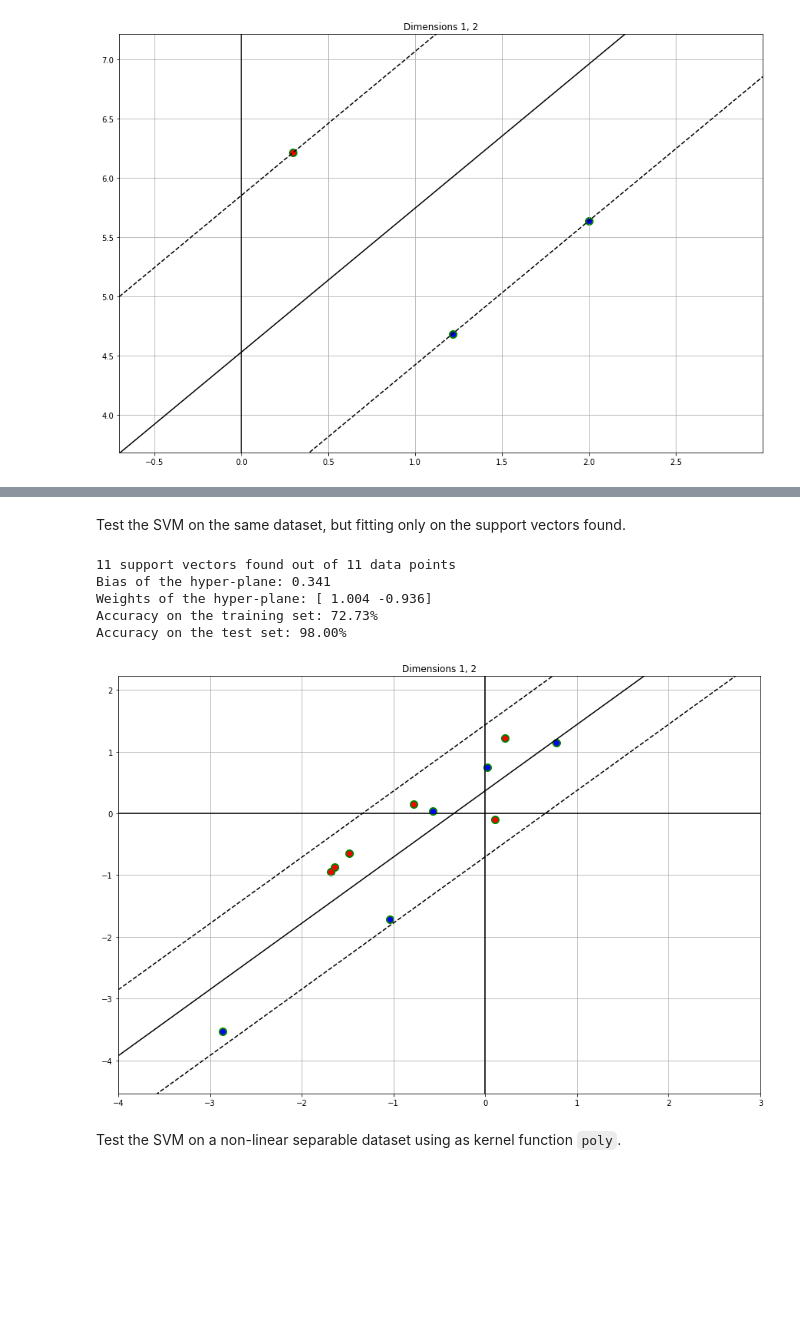
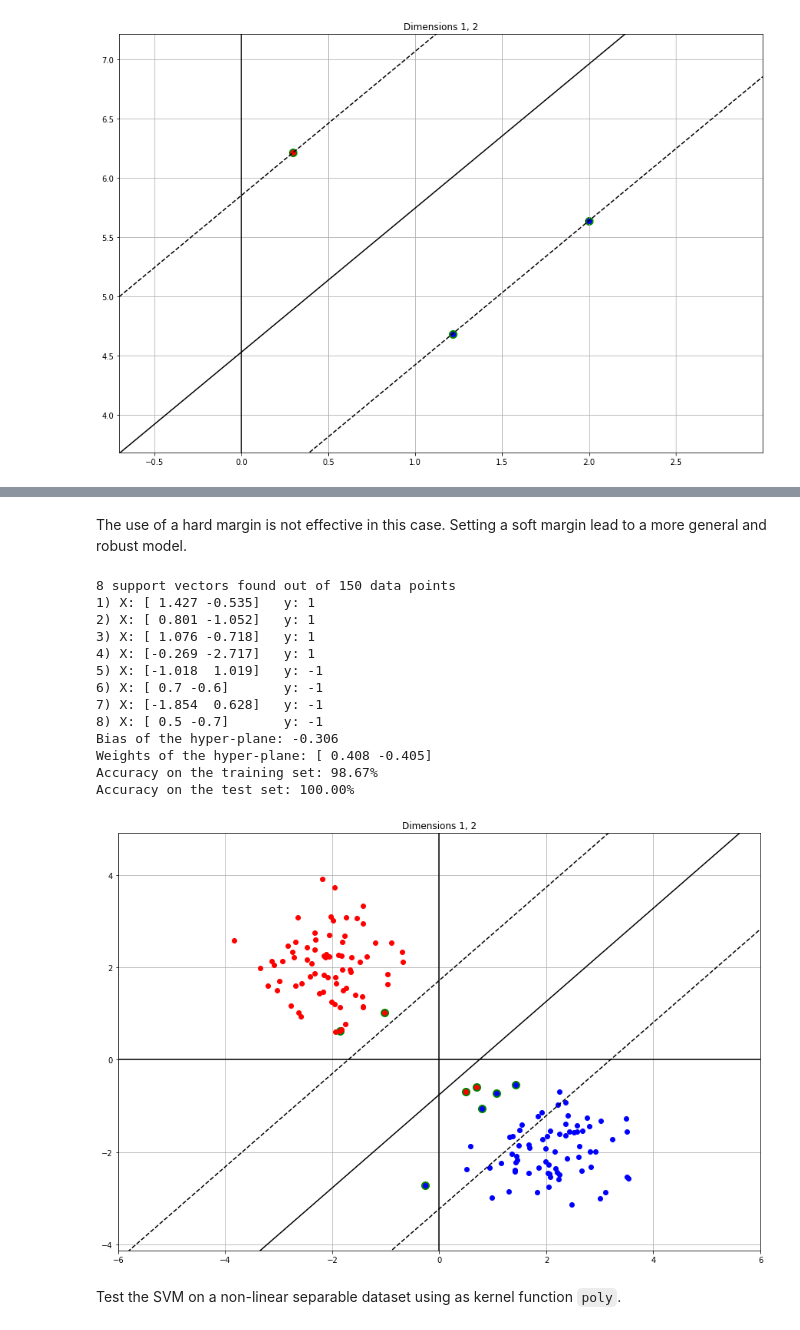
Before and after one commit to nihil21/custom-svm, a Jupyter notebook: custom-svm/svm_usecase.ipynb, the cells around one changed output, grey strips where cells are left out. Drawn from its saved outputs; the diff is of its cells as text; code cells hidden in the pictures; blank space fills up the shorter version.

```diff
--- a/custom-svm/svm_usecase.ipynb
+++ b/custom-svm/svm_usecase.ipynb
@@ -124,19 +118,26 @@ Accuracy on the test set: 98.00%
-# %% [markdown]
-Test the SVM on the same dataset, but fitting only on the support vectors found.
+# %% [markdown]
+The use of a hard margin is not effective in this case. Setting a soft margin lead to a more general and robust model.
 # %%
-X_sv_slin, y_sv_slin = svm_slin.sv_X, svm_slin.sv_y
-svm_slin = SVM(c=0.7)
+svm_slin = SVM(c=0.1)
 fit_and_predict(svm_slin,
-                X_sv_slin, X_test_slin,
-                y_sv_slin, y_test_slin,
-                x_min=-4., x_max=3.)
+                X_train_slin, X_test_slin,
+                y_train_slin, y_test_slin,
+                x_min=-6., x_max=6., verbosity=2)
 # %% [output]
-11 support vectors found out of 11 data points
-Bias of the hyper-plane: 0.341
-Weights of the hyper-plane: [ 1.004 -0.936]
-Accuracy on the training set: 72.73%
-Accuracy on the test set: 98.00%
+8 support vectors found out of 150 data points
+1) X: [ 1.427 -0.535]   y: 1
+2) X: [ 0.801 -1.052]   y: 1
+3) X: [ 1.076 -0.718]   y: 1
+4) X: [-0.269 -2.717]   y: 1
+5) X: [-1.018  1.019]   y: -1
+6) X: [ 0.7 -0.6]       y: -1
+7) X: [-1.854  0.628]   y: -1
+8) X: [ 0.5 -0.7]       y: -1
+Bias of the hyper-plane: -0.306
+Weights of the hyper-plane: [ 0.408 -0.405]
+Accuracy on the training set: 98.67%
+Accuracy on the test set: 100.00%
-[figure, old version]
+[figure, new version]
 # %% [markdown]
 Test the SVM on a non-linear separable dataset using as kernel function `poly`.
 # %%
```
Also changed, not shown: parts of 3 cells of this notebook, 1 other file.
